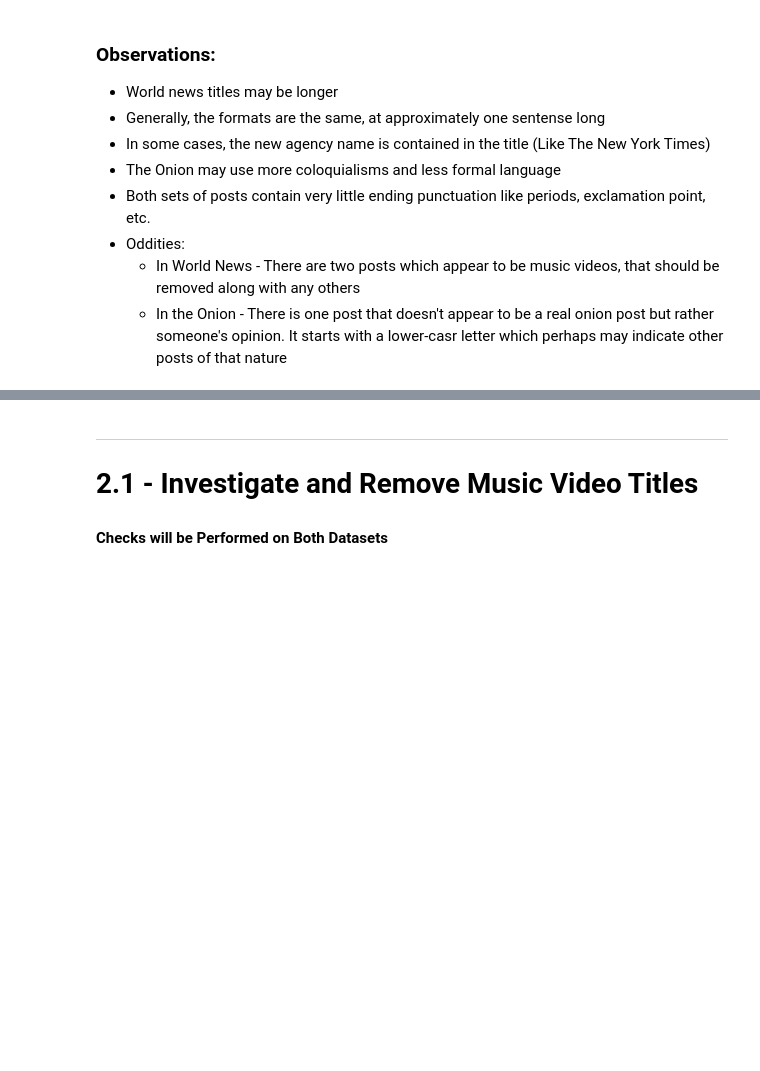
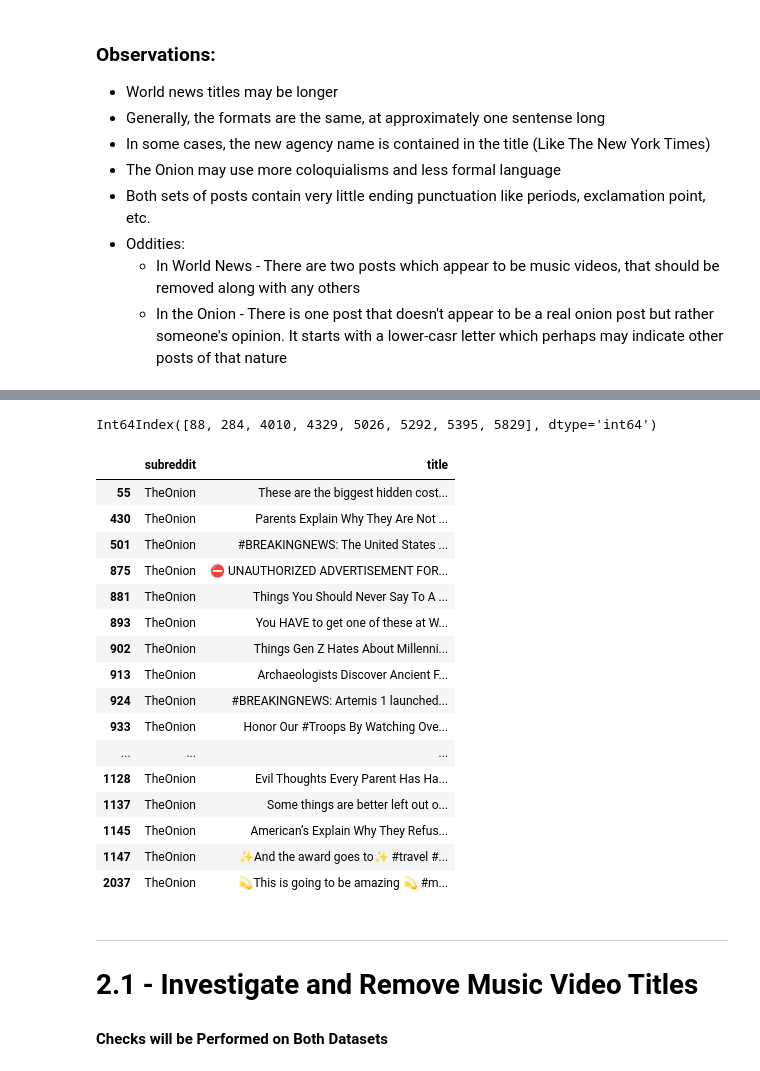
Before and after one commit to drossDS/Humor_Identification_with_NLP, a Jupyter notebook: code/2-Data_Cleaning.ipynb, the cells around one changed output, grey strips where cells are left out. Drawn from its saved outputs; the diff is of its cells as text; code cells hidden in the pictures; blank space fills up the shorter version.

```diff
--- a/code/2-Data_Cleaning.ipynb
+++ b/code/2-Data_Cleaning.ipynb
@@ -428,0 +470,5 @@ html.unescape(boop)
+# %%
+# Return a the above indexes
+wldnws[wldnws['title'].apply(lambda x: len(re.findall('#', x))) > 1].index
+# %% [output]
+Int64Index([88, 284, 4010, 4329, 5026, 5292, 5395, 5829], dtype='int64')
@@ -429,3 +478,24 @@ html.unescape(boop)
+# %%
+# Use a regualr expression findall to return a list of hashtags.  Take the length of this list ans filter to be larger than 1
+onion[onion['title'].apply(lambda x: len(re.findall('#', x))) > 1]
+# %% [output]
+|  | subreddit | title |
+| 55 | TheOnion | These are the biggest hidden cost... |
+| 430 | TheOnion | Parents Explain Why They Are Not ... |
+| 501 | TheOnion | #BREAKINGNEWS: The United States ... |
+| 875 | TheOnion | ⛔️ UNAUTHORIZED ADVERTISEMENT FOR... |
+| 881 | TheOnion | Things You Should Never Say To A ... |
+| 893 | TheOnion | You HAVE to get one of these at W... |
+| 902 | TheOnion | Things Gen Z Hates About Millenni... |
+| 913 | TheOnion | Archaeologists Discover Ancient F... |
+| 924 | TheOnion | #BREAKINGNEWS: Artemis 1 launched... |
+| 933 | TheOnion | Honor Our #Troops By Watching Ove... |
+| ... | ... | ... |
+| 1128 | TheOnion | Evil Thoughts Every Parent Has Ha... |
+| 1137 | TheOnion | Some things are better left out o... |
+| 1145 | TheOnion | American’s Explain Why They Refus... |
+| 1147 | TheOnion | ✨And the award goes to✨ #travel #... |
+| 2037 | TheOnion | 💫This is going to be amazing 💫 #m... |
 # %% [markdown]
 ---
 # 2.1 - Investigate and Remove Music Video Titles
```
Also changed, not shown: parts of 16 cells of this notebook.
